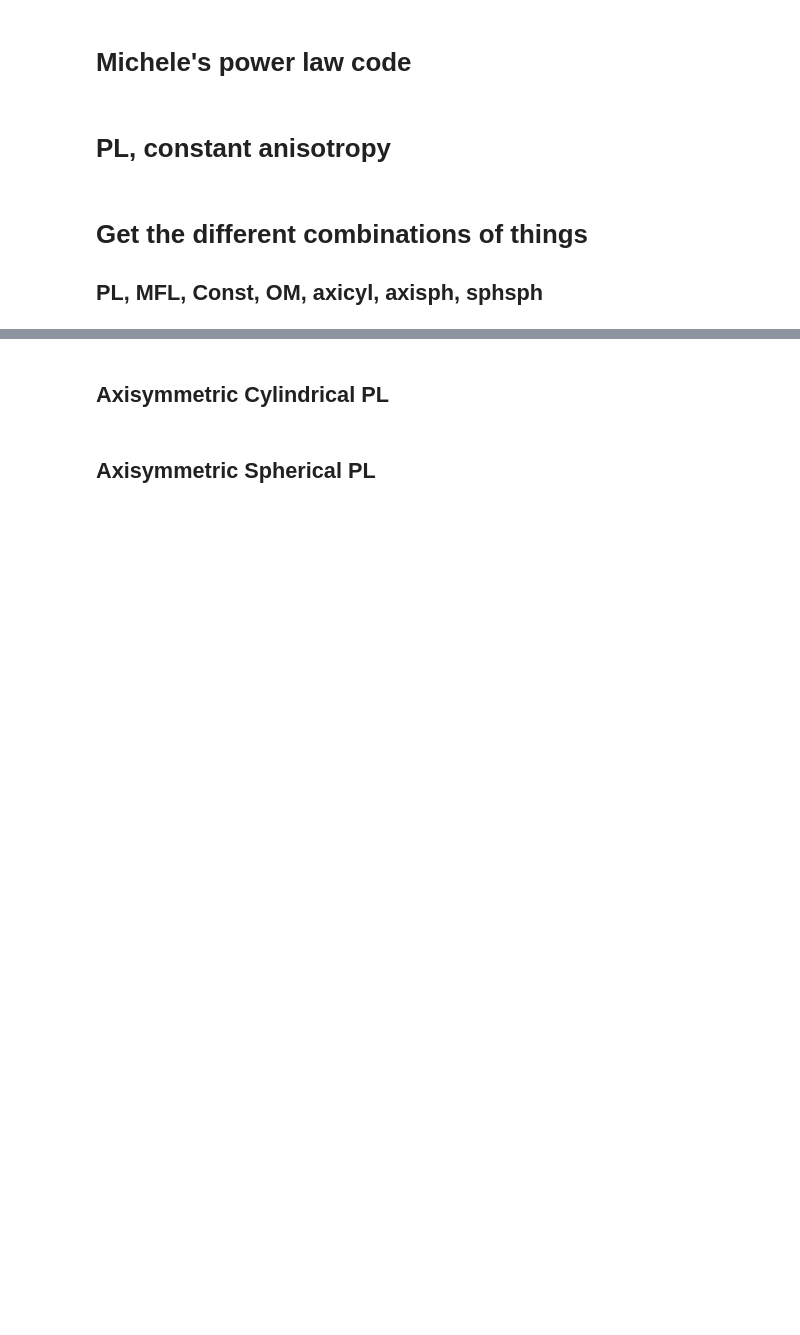
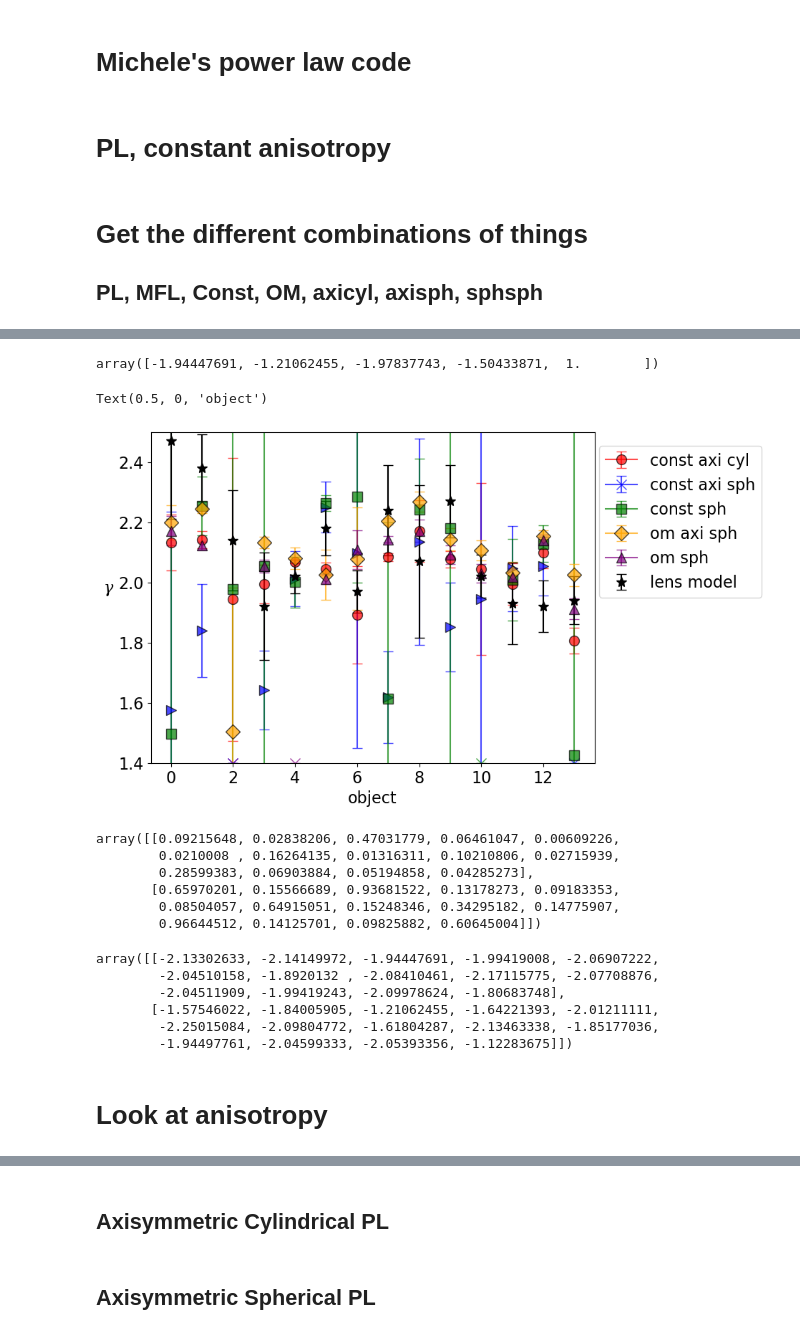
Before and after one commit to shawnknabel/slacs_kinematics_jam_modeling, a Jupyter notebook: jupyter_notebooks/jampy/020824_jam_milestone_models_results.ipynb, the cells around one changed output, grey strips where cells are left out. Drawn from its saved outputs; the diff is of its cells as text; code cells hidden in the pictures; blank space fills up the shorter version.

```diff
--- a/jupyter_notebooks/jampy/020824_jam_milestone_models_results.ipynb
+++ b/jupyter_notebooks/jampy/020824_jam_milestone_models_results.ipynb
@@ -320,0 +403,60 @@ array([2.06844668, 0.16215308, 2.75186239, 0.53838656, 0.0836686 ,
+# %%
+gammas[:,2]
+# %% [output]
+array([-1.94447691, -1.21062455, -1.97837743, -1.50433871,  1.        ])
+# %%
+# plot them, but indicate where one of them was extremely bad
+
+for i, model in enumerate(gammas):
+
+    for j, gamma in enumerate(model):
+
+        gamma_err = gamma_errs[i,j]
+        if gamma > -1.4:
+            marker='x'
+            gamma = -1.4
+            gamma_err = 0
+            markeredgecolor=pl_colors[i]
+        else:
+            marker=pl_markers[i]
+            markeredgecolor='k'
+
+        if j==len(model)-1:
+            label = pl_labels[i]
+        else:
+            label = None
+
+        alpha=0.7
+        # plot
+        #plt.errorbar(x, gamma, yerr=gamma_err, label=file)
+        plt.errorbar(j, -gamma, yerr=gamma_err, label=label, alpha=alpha, color=pl_colors[i], markerfacecolor=pl_colors[i], markeredgecolor=markeredgecolor, markersize=10, marker=marker, capsize=5)
+
+plt.errorbar(range(14), lens_gammas, yerr=lens_gamma_errs, c='k', markersize=10, marker='*', ls='none', label='lens model', capsize=5)
+
+plt.legend(loc=(1.01,0.5))
+plt.ylim(1.4, 2.5)
+plt.ylabel(r'$\gamma$', rotation='horizontal', labelpad=10)
+plt.xlabel('object')
+# %% [output]
+Text(0.5, 0, 'object')
+[figure, added]
+# %%
+gamma_errs[:2]
+# %% [output]
+array([[0.09215648, 0.02838206, 0.47031779, 0.06461047, 0.00609226,
+        0.0210008 , 0.16264135, 0.01316311, 0.10210806, 0.02715939,
+        0.28599383, 0.06903884, 0.05194858, 0.04285273],
+       [0.65970201, 0.15566689, 0.93681522, 0.13178273, 0.09183353,
+        0.08504057, 0.64915051, 0.15248346, 0.34295182, 0.14775907,
+        0.96644512, 0.14125701, 0.09825882, 0.60645004]])
+# %%
+gammas[:2]
+# %% [output]
+array([[-2.13302633, -2.14149972, -1.94447691, -1.99419008, -2.06907222,
+        -2.04510158, -1.8920132 , -2.08410461, -2.17115775, -2.07708876,
+        -2.04511909, -1.99419243, -2.09978624, -1.80683748],
+       [-1.57546022, -1.84005905, -1.21062455, -1.64221393, -2.01211111,
+        -2.25015084, -2.09804772, -1.61804287, -2.13463338, -1.85177036,
+        -1.94497761, -2.04599333, -2.05393356, -1.12283675]])
+# %% [markdown]
+# Look at anisotropy
```
Also changed, not shown: parts of 38 cells of this notebook, 5 other files.
